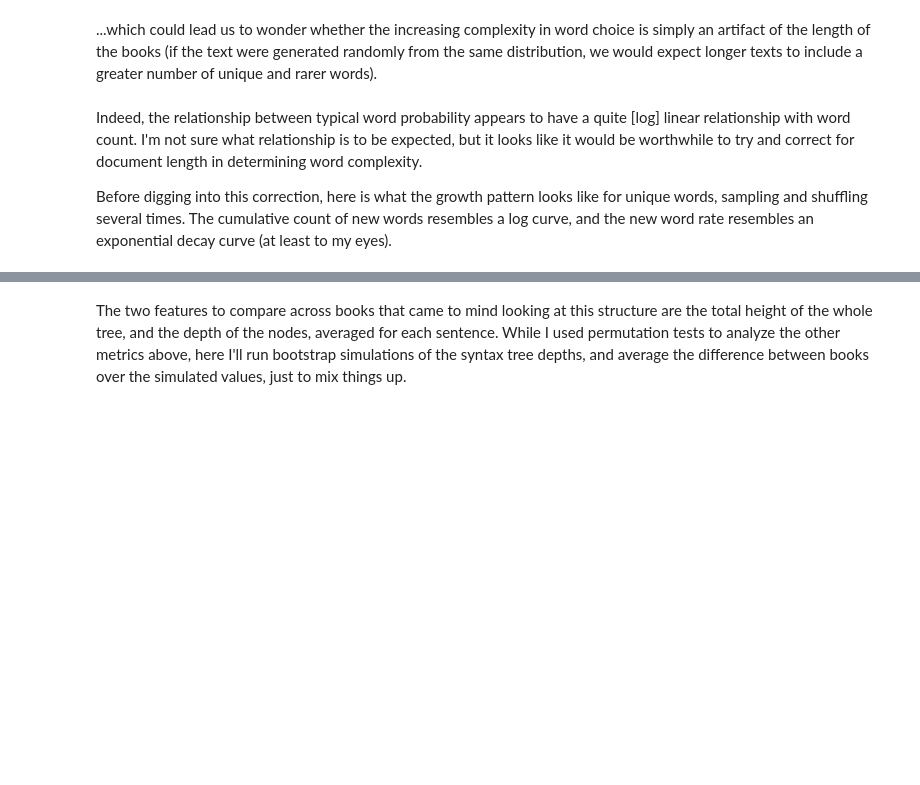
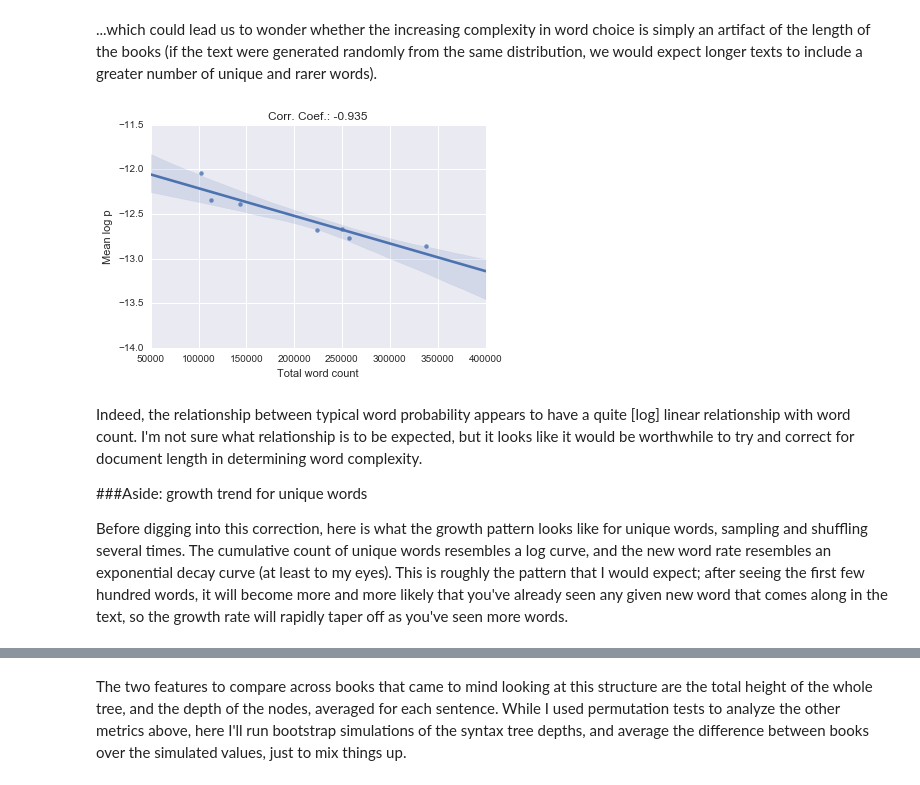
Before and after one commit to d10genes/boy_who_lived, a Jupyter notebook: hp.ipynb, the cells around one changed output, grey strips where cells are left out. Drawn from its saved outputs; the diff is of its cells as text; code cells hidden in the pictures; blank space fills up the shorter version.

```diff
--- a/hp.ipynb
+++ b/hp.ipynb
@@ -174,6 +238,10 @@ Here we see that the difference between books 1 & 2 is very significant, though
 ## Word complexity by frequency
 
 In addition to measuring the increase in average word/sentence length, it could be more insightful to measure the frequency of rarer words. My hypothesis was that even complex language is still largely composed of shorter, commoner words, highlighted by rarer, more complex words. A way to test this could be to somehow get a measure of the frequency of just the rarer words by counting, for example, what percentage of the words only appear once.
+# %%
+with open('src/stops.txt', 'r') as f:
+    stops = set(l for l in f.read().splitlines()
+                if l and not l.startswith('#'))
 # %%
 def reg_words(parsed):
     "Non-capitalized words > 3 chars long that aren't stopwords"
@@ -218,7 +302,8 @@ def show_freq(bookstats):
                  .agg(['mean', 'std', 'median',
                        percentile(5), percentile(25)])
                 .rename(columns=str.capitalize))
-    probstats[['Perc_5', 'Perc_25', 'Median', 'Mean']].plot(title='Word Frequency')
+    (probstats[['Perc_5', 'Perc_25', 'Median', 'Mean']]
+     .plot(title='Word Frequency'))
     plt.xticks(range(1, 8));
     return probstats
 # %%
@@ -248,6 +346,7 @@ Starting from the least common words, it looks like the part of the reason Book
 # %%
 def get_prob_id(toks) -> 'DataFrame[Prob, Id]':
-    return DataFrame([(tok.prob, tok.orth) for tok in toks if tok.is_lower], columns=['Prob', 'Id'])
+    return DataFrame([(tok.prob, tok.orth) for tok in toks
+                      if tok.is_lower], columns=['Prob', 'Id'])
 
 def unique_probs(toks):
     "Like `probs`, but drop duplicate words"
@@ -274,17 +386,20 @@ plt.ylabel('Mean log p'); plt.xlabel('Total word count');
 # %%
 def plot_corrcoef(x=None, y=None, data=None):
     sns.regplot(x=x, y=y, data=data, order=1)
-    plt.title('Corr. Coef.: {:.3f}'.format(stats.pearsonr(data[x], data[y])[0]))
+    plt.title('Corr. Coef.: {:.3f}'
+              .format(stats.pearsonr(data[x], data[y])[0]))
     plt.ylabel('Mean log p')
     plt.xlabel('Total word count');
 
 plot_corrcoef(x='Word_count', y='Mean', data=ufreq.assign(Word_count=wc))
-# sns.regplot(x='Word_count', y='Mean', data=ufreq.assign(Word_count=wc))
-# plt.title('Corr. Coef.: {:.3f}'.format(stats.pearsonr(ufreq.Mean, wc)[0]));
+# %% [output]
+[figure, added]
 # %% [markdown]
 Indeed, the relationship between typical word probability appears to have a quite [log] linear relationship with word count. I'm not sure what relationship is to be expected, but it looks like it would be worthwhile to try and correct for document length in determining word complexity.
 
-Before digging into this correction, here is what the growth pattern looks like for unique words, sampling and shuffling several times. The cumulative count of new words resembles a log curve, and the new word rate resembles an exponential decay curve (at least to my eyes).
+###Aside: growth trend for unique words
+
+Before digging into this correction, here is what the growth pattern looks like for unique words, sampling and shuffling several times. The cumulative count of unique words resembles a log curve, and the new word rate resembles an exponential decay curve (at least to my eyes). This is roughly the pattern that I would expect; after seeing the first few hundred words, it will become more and more likely that you've already seen any given new word that comes along in the text, so the growth rate will rapidly taper off as you've seen more words.
 # %%
 def simgrowth(toks, nsims=20, window=200):
     def simgrowth_():
```
Also changed, not shown: parts of 69 cells of this notebook, 1 other file.
